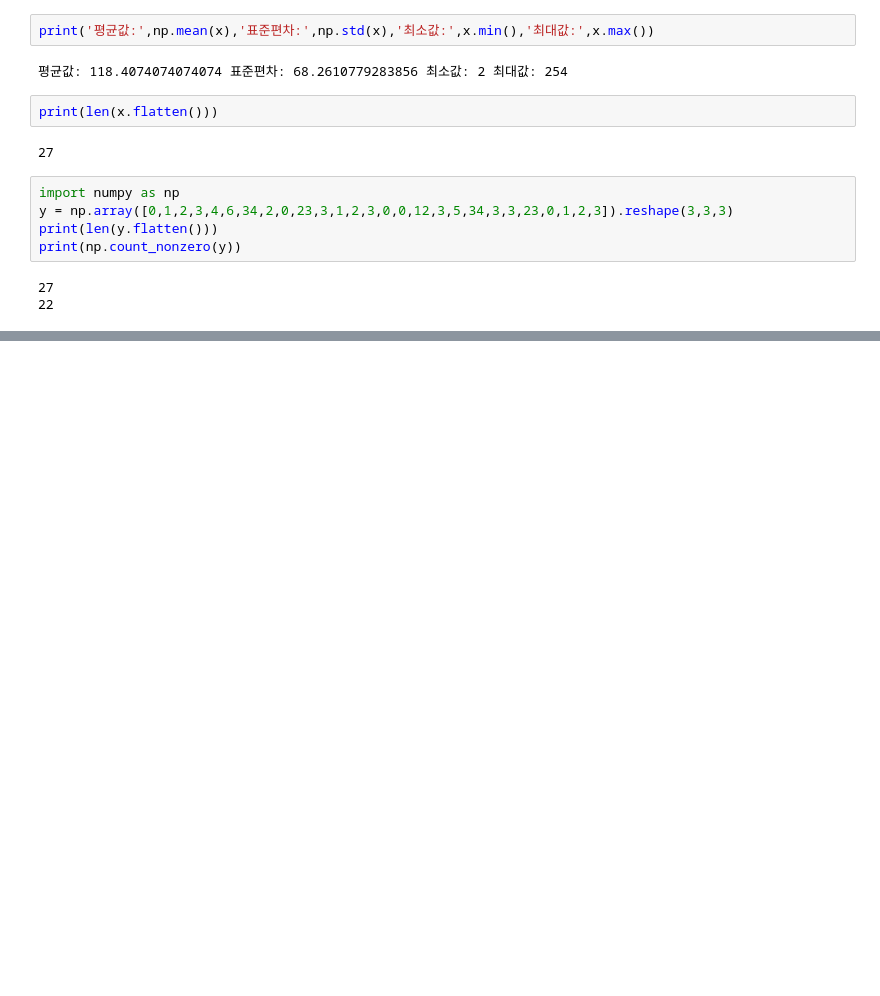
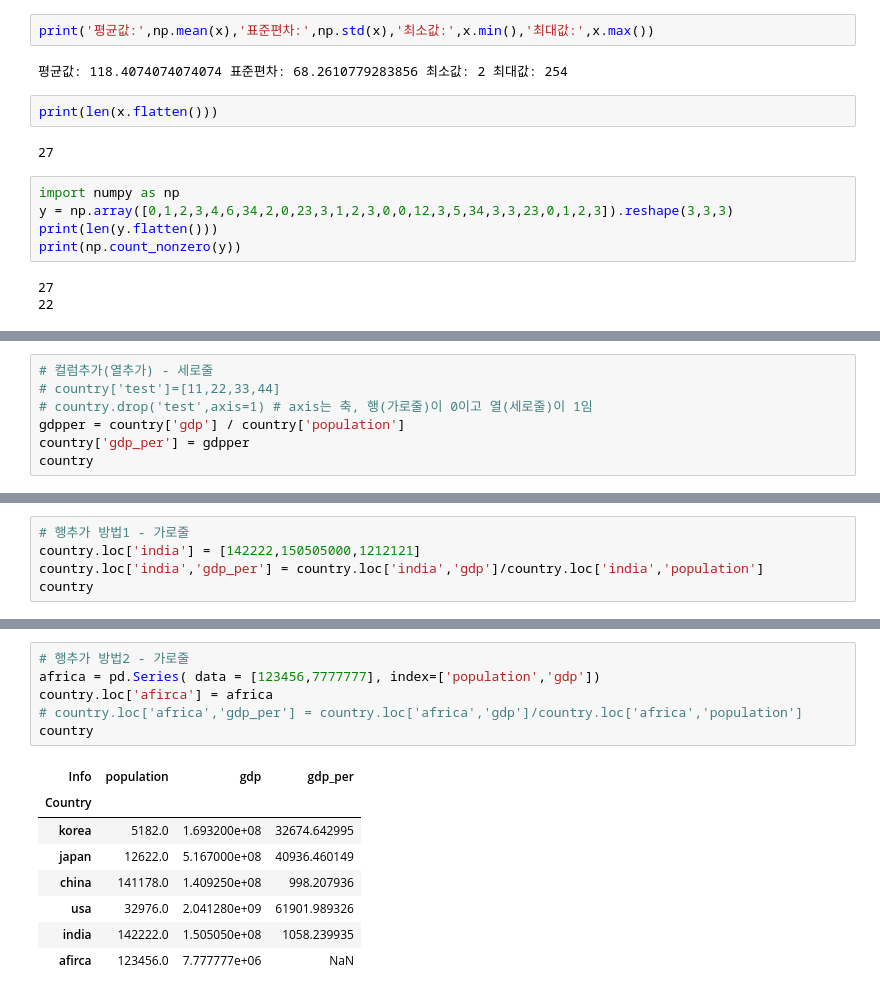
Before and after one commit to jisuyooon/python, a Jupyter notebook: python10.ipynb, the cells around one changed output, grey strips where cells are left out. Saved outputs shown, nothing was run; the diff lists cells and outputs as text; blank space fills up the shorter version.

```diff
--- a/python10.ipynb
+++ b/python10.ipynb
@@ -304,0 +491,7 @@ print(np.count_nonzero(y))
+# %%
+# 컬럼추가(열추가) - 세로줄
+# country['test']=[11,22,33,44]
+# country.drop('test',axis=1) # axis는 축, 행(가로줄)이 0이고 열(세로줄)이 1임
+gdpper = country['gdp'] / country['population']
+country['gdp_per'] = gdpper
+country
@@ -304,0 +505,5 @@ print(np.count_nonzero(y))
+# %%
+# 행추가 방법1 - 가로줄
+country.loc['india'] = [142222,150505000,1212121]
+country.loc['india','gdp_per'] = country.loc['india','gdp']/country.loc['india','population']
+country
@@ -304,0 +518,15 @@ print(np.count_nonzero(y))
+# %%
+# 행추가 방법2 - 가로줄
+africa = pd.Series( data = [123456,7777777], index=['population','gdp'])
+country.loc['afirca'] = africa
+# country.loc['africa','gdp_per'] = country.loc['africa','gdp']/country.loc['africa','population']
+country
+# %% [output]
+| Info | population | gdp | gdp_per |
+| Country |  |  |  |
+| korea | 5182.0 | 1.693200e+08 | 32674.642995 |
+| japan | 12622.0 | 5.167000e+08 | 40936.460149 |
+| china | 141178.0 | 1.409250e+08 | 998.207936 |
+| usa | 32976.0 | 2.041280e+09 | 61901.989326 |
+| india | 142222.0 | 1.505050e+08 | 1058.239935 |
+| afirca | 123456.0 | 7.777777e+06 | NaN |
```
Also changed, not shown: parts of 38 cells of this notebook, 7 other files.
